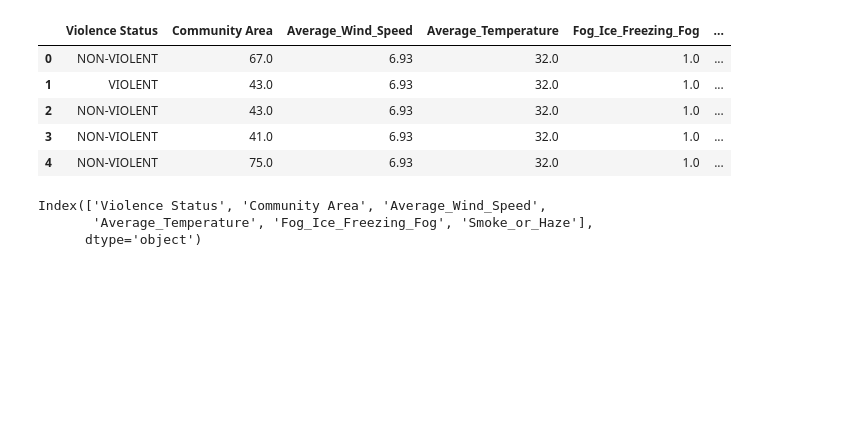
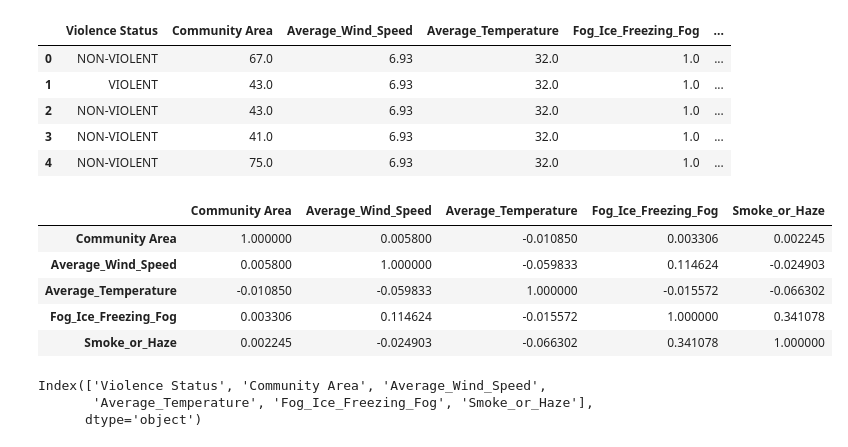
Before and after one commit to KEGANCP/Crime_Predictions_In_Chicago, a Jupyter notebook: Random_Forest.ipynb, the cells around one changed output. Saved outputs shown, nothing was run; the diff lists cells and outputs as text; code cells hidden in the pictures; blank space fills up the shorter version.

```diff
--- a/Random_Forest.ipynb
+++ b/Random_Forest.ipynb
@@ -122,6 +122,15 @@ df.head()
 | 2 | NON-VIOLENT | 43.0 | 6.93 | 32.0 | 1.0 | ... |
 | 3 | NON-VIOLENT | 41.0 | 6.93 | 32.0 | 1.0 | ... |
 | 4 | NON-VIOLENT | 75.0 | 6.93 | 32.0 | 1.0 | ... |
+# %%
+df.corr()
+# %% [output]
+|  | Community Area | Average_Wind_Speed | Average_Temperature | Fog_Ice_Freezing_Fog | Smoke_or_Haze |
+| Community Area | 1.000000 | 0.005800 | -0.010850 | 0.003306 | 0.002245 |
+| Average_Wind_Speed | 0.005800 | 1.000000 | -0.059833 | 0.114624 | -0.024903 |
+| Average_Temperature | -0.010850 | -0.059833 | 1.000000 | -0.015572 | -0.066302 |
+| Fog_Ice_Freezing_Fog | 0.003306 | 0.114624 | -0.015572 | 1.000000 | 0.341078 |
+| Smoke_or_Haze | 0.002245 | -0.024903 | -0.066302 | 0.341078 | 1.000000 |
 # %%
 df.columns
 # %% [output]
```
Also changed, not shown: parts of 10 cells of this notebook, 3 other files.
